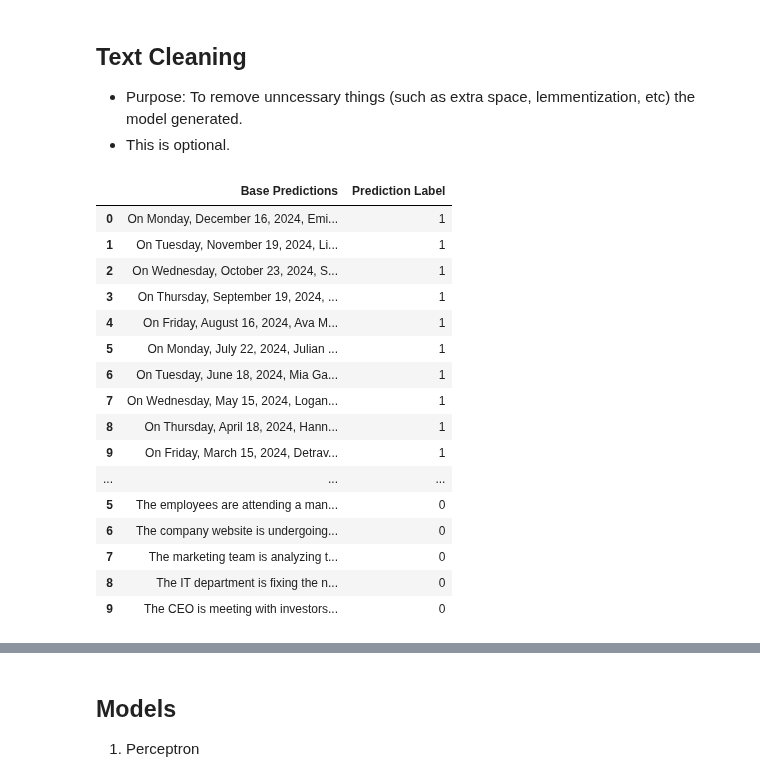
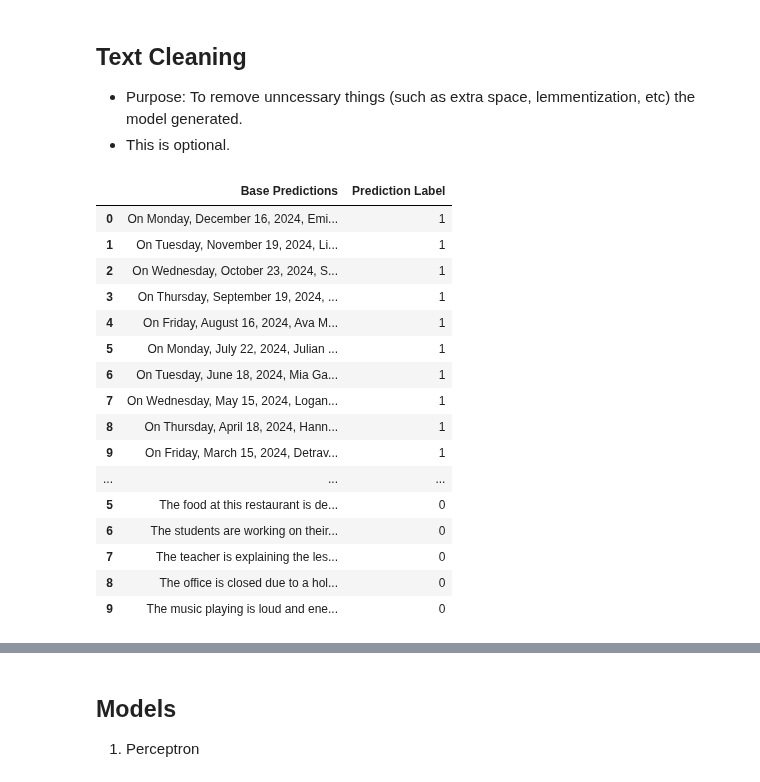
Before and after one commit to ufdatastudio/predictions, a Jupyter notebook: play/6-pipeline.ipynb, the cells around one changed output, grey strips where cells are left out. Drawn from its saved outputs; the diff is of its cells as text; code cells hidden in the pictures.

```diff
--- a/play/6-pipeline.ipynb
+++ b/play/6-pipeline.ipynb
@@ -115,26 +115,26 @@ non_predictions_df = base_pipeline.generate_predictions(text=non_prediction_temp
 - This is optional.
 # %%
 dfs = [predictions_df, non_predictions_df]
-base_df = PreProcessing.concat_dfs(dfs)
+base_df = DataProcessing.concat_dfs(dfs)
 base_df
 # %% [output]
 |  | Base Predictions | Prediction Label |
 | 0 | On Monday, December 16, 2024, Emi... | 1 |
 | 1 | On Tuesday, November 19, 2024, Li... | 1 |
 | 2 | On Wednesday, October 23, 2024, S... | 1 |
 | 3 | On Thursday, September 19, 2024, ... | 1 |
 | 4 | On Friday, August 16, 2024, Ava M... | 1 |
 | 5 | On Monday, July 22, 2024, Julian ... | 1 |
 | 6 | On Tuesday, June 18, 2024, Mia Ga... | 1 |
 | 7 | On Wednesday, May 15, 2024, Logan... | 1 |
 | 8 | On Thursday, April 18, 2024, Hann... | 1 |
 | 9 | On Friday, March 15, 2024, Detrav... | 1 |
 | ... | ... | ... |
-| 5 | The employees are attending a man... | 0 |
-| 6 | The company website is undergoing... | 0 |
-| 7 | The marketing team is analyzing t... | 0 |
-| 8 | The IT department is fixing the n... | 0 |
-| 9 | The CEO is meeting with investors... | 0 |
+| 5 | The food at this restaurant is de... | 0 |
+| 6 | The students are working on their... | 0 |
+| 7 | The teacher is explaining the les... | 0 |
+| 8 | The office is closed due to a hol... | 0 |
+| 9 | The music playing is loud and ene... | 0 |
 # %%
 clean_data = False
 
```
Also changed, not shown: parts of 18 cells of this notebook, 3 other files.
